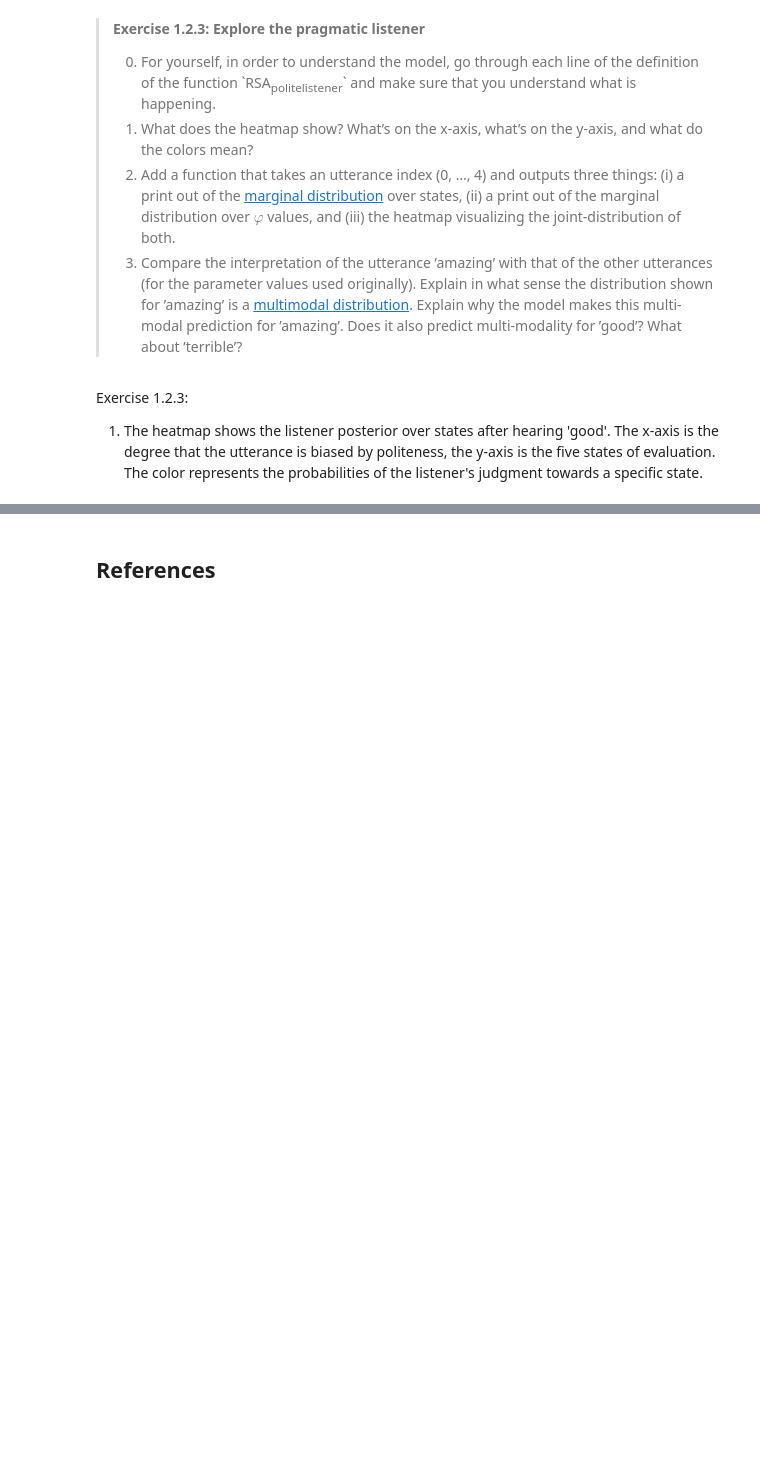
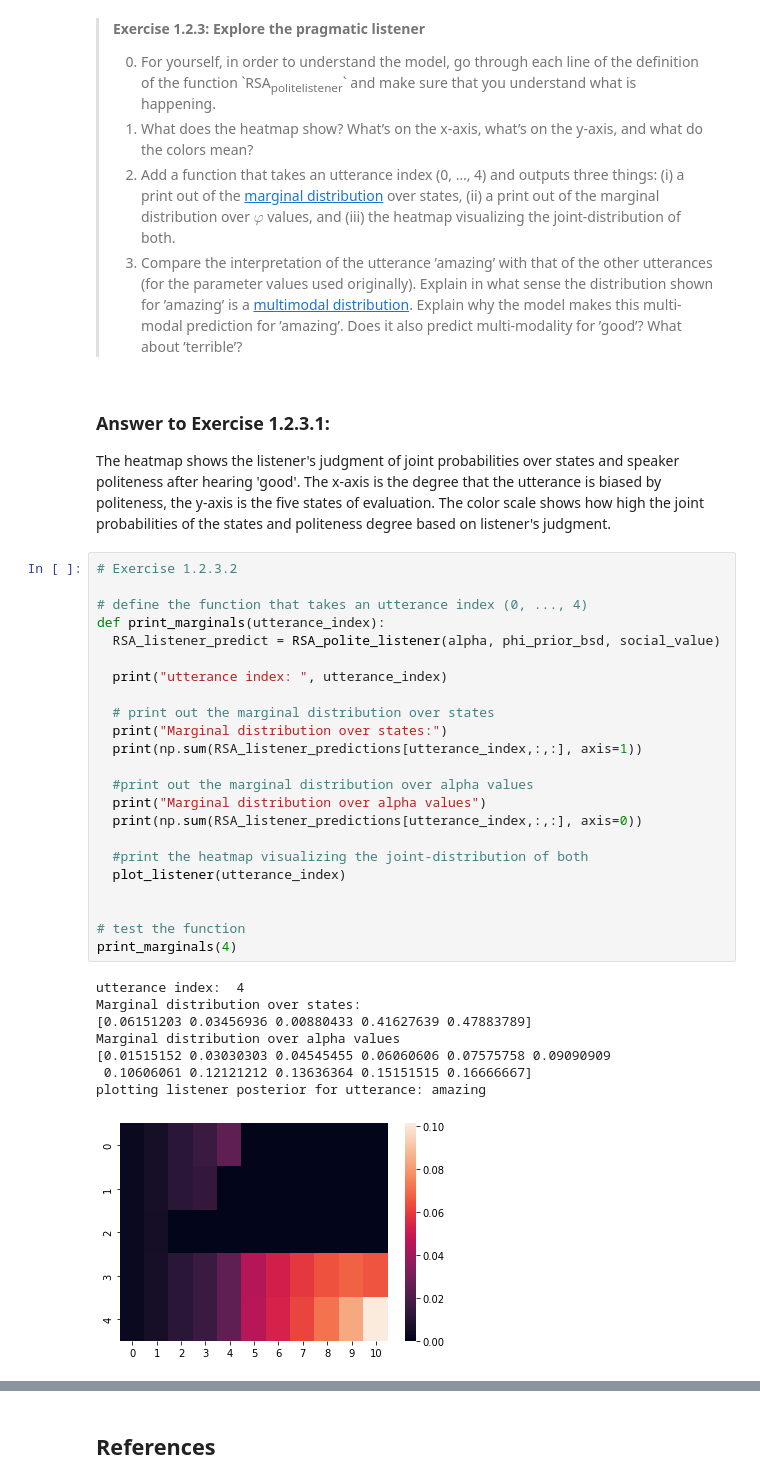
Before and after one commit to jiasheng1100/NP-NLG, a Jupyter notebook: neural_pragmatic_nlg/02c-RSA-politeness.ipynb, the cells around one changed output, grey strips where cells are left out. Drawn from its saved outputs; the diff is of its cells as text; blank space fills up the shorter version.

```diff
--- a/neural_pragmatic_nlg/02c-RSA-politeness.ipynb
+++ b/neural_pragmatic_nlg/02c-RSA-politeness.ipynb
@@ -308,5 +358,37 @@ plotting listener posterior for utterance: good
 > 2. Add a function that takes an utterance index (0, &#x2026;, 4) and outputs three things: (i) a print out of the [marginal distribution](https://en.wikipedia.org/wiki/Marginal_distribution) over states, (ii) a print out of the marginal distribution over $\varphi$ values, and (iii) the heatmap visualizing the joint-distribution of both.
 > 3. Compare the interpretation of the utterance &rsquo;amazing&rsquo; with that of the other utterances (for the parameter values used originally). Explain in what sense the distribution shown for &rsquo;amazing&rsquo; is a [multimodal distribution](https://en.wikipedia.org/wiki/Multimodal_distribution). Explain why the model makes this multi-modal prediction for &rsquo;amazing&rsquo;. Does it also predict multi-modality for &rsquo;good&rsquo;? What about &rsquo;terrible&rsquo;?
 # %% [markdown]
-Exercise 1.2.3:
-1. The heatmap shows the listener posterior over states after hearing 'good'. The x-axis is the degree that the utterance is biased by politeness, the y-axis is the five states of evaluation. The color represents the probabilities of the listener's judgment towards a specific state.
+### Answer to Exercise 1.2.3.1:
+The heatmap shows the listener's judgment of joint probabilities over states and speaker politeness after hearing 'good'. The x-axis is the degree that the utterance is biased by politeness, the y-axis is the five states of evaluation. The color scale shows how high the joint probabilities of the states and politeness degree based on listener's judgment.
+# %%
+# Exercise 1.2.3.2
+
+# define the function that takes an utterance index (0, ..., 4)
+def print_marginals(utterance_index):
+  RSA_listener_predict = RSA_polite_listener(alpha, phi_prior_bsd, social_value)
+
+  print("utterance index: ", utterance_index)
+
+  # print out the marginal distribution over states
+  print("Marginal distribution over states:")
+  print(np.sum(RSA_listener_predictions[utterance_index,:,:], axis=1))
+
+  #print out the marginal distribution over alpha values
+  print("Marginal distribution over alpha values")
+  print(np.sum(RSA_listener_predictions[utterance_index,:,:], axis=0))
+
+  #print the heatmap visualizing the joint-distribution of both
+  plot_listener(utterance_index)
+
+
+# test the function
+print_marginals(4)
+# %% [output]
+utterance index:  4
+Marginal distribution over states:
+[0.06151203 0.03456936 0.00880433 0.41627639 0.47883789]
+Marginal distribution over alpha values
+[0.01515152 0.03030303 0.04545455 0.06060606 0.07575758 0.09090909
+ 0.10606061 0.12121212 0.13636364 0.15151515 0.16666667]
+plotting listener posterior for utterance: amazing
+[figure, added]
```
Also changed, not shown: parts of 8 cells of this notebook.
